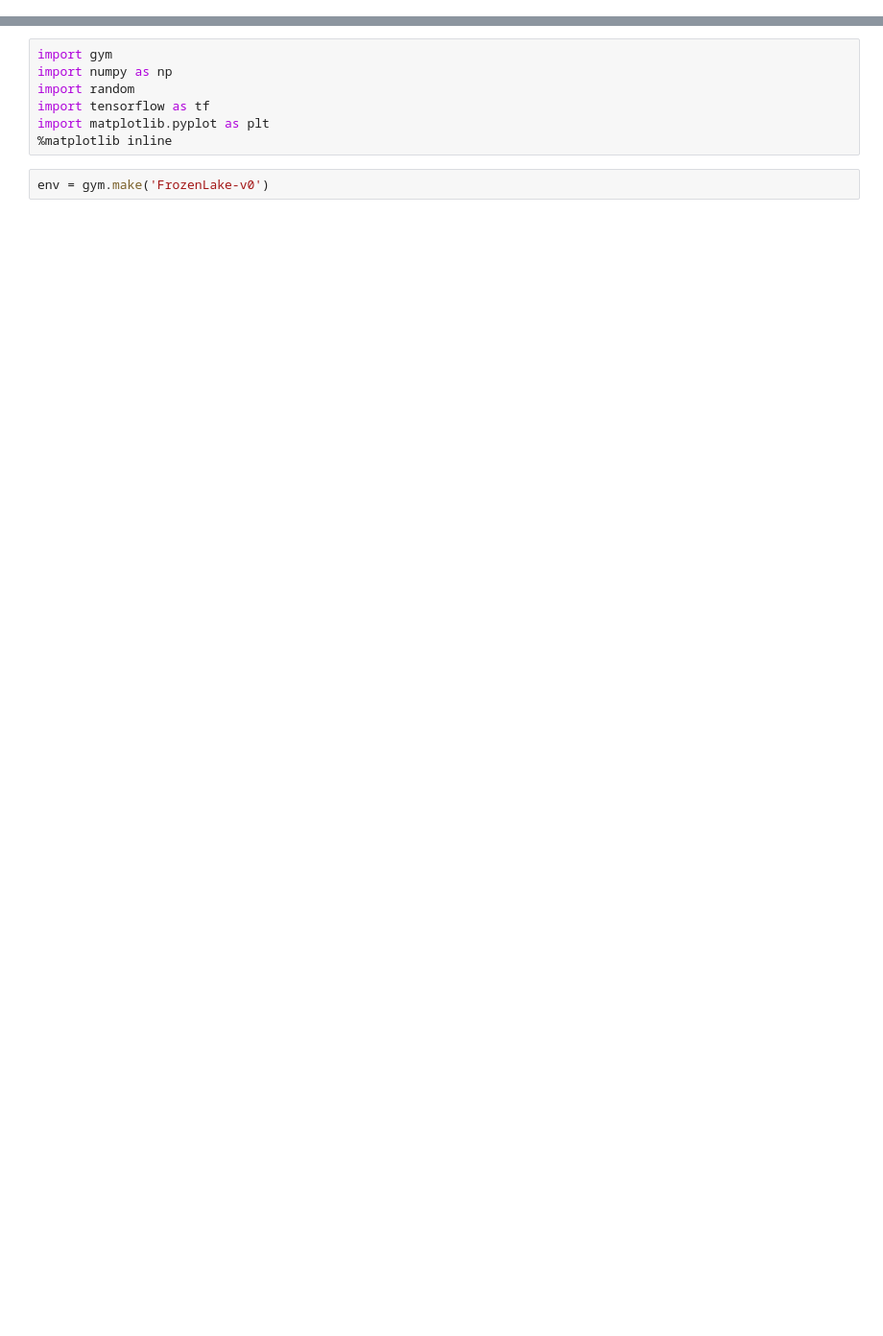
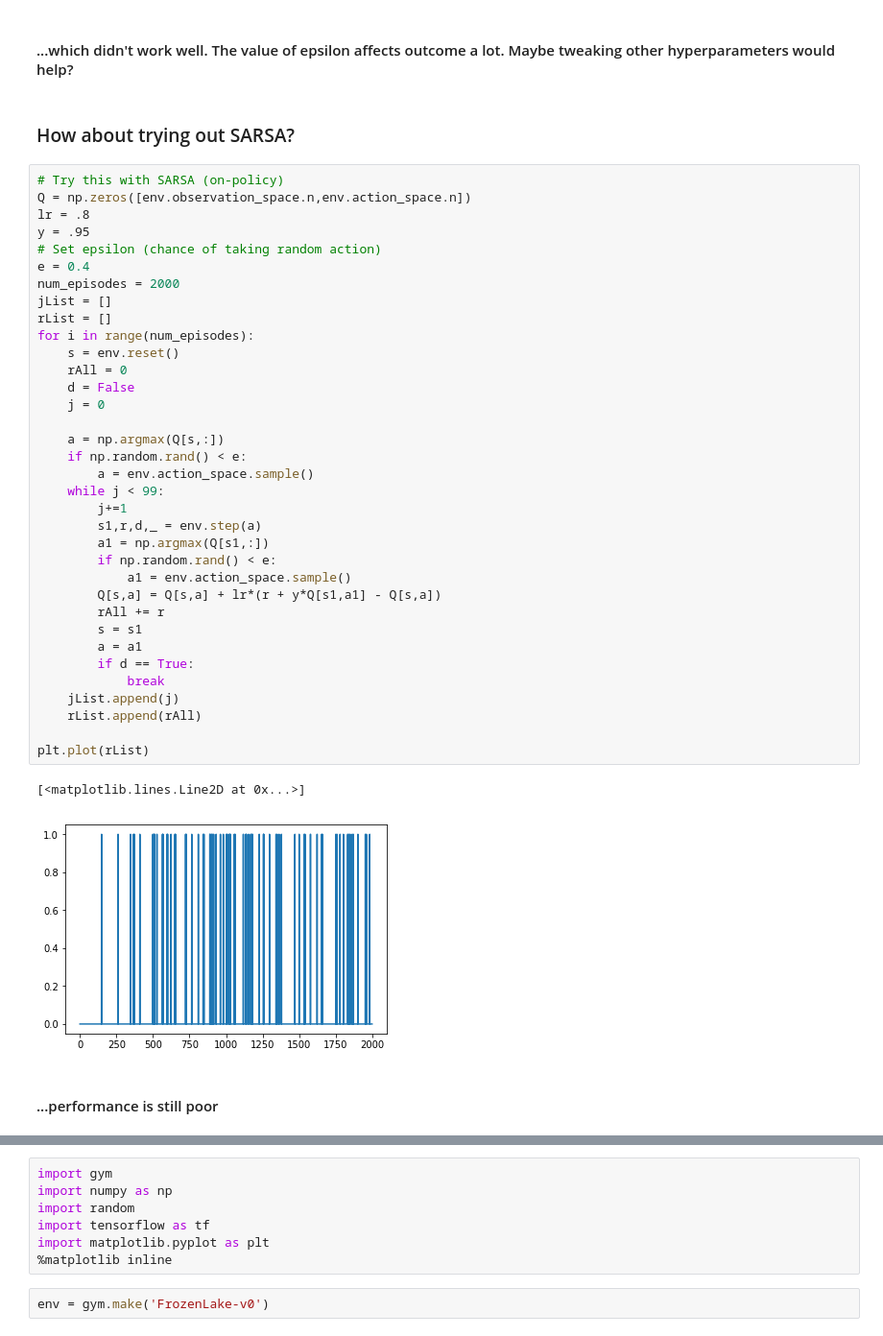
Before and after one commit to maoredman/JupyterNotebooks, a Jupyter notebook: RL - Q-table learning.ipynb, the cells around one changed output, grey strips where cells are left out. Shown at 96% size. Saved outputs shown, nothing was run; the diff lists cells and outputs as text; blank space fills up the shorter version.

```diff
--- a/RL - Q-table learning.ipynb
+++ b/RL - Q-table learning.ipynb
@@ -76 +102,45 @@ Final Q-Table Values
+# %% [markdown]
+#### ...which didn't work well. The value of epsilon affects outcome a lot. Maybe tweaking other hyperparameters would help?
+# %% [markdown]
+### How about trying out SARSA?
+# %%
+# Try this with SARSA (on-policy)
+Q = np.zeros([env.observation_space.n,env.action_space.n])
+lr = .8
+y = .95
+# Set epsilon (chance of taking random action)
+e = 0.4
+num_episodes = 2000
+jList = []
+rList = []
+for i in range(num_episodes):
+    s = env.reset()
+    rAll = 0
+    d = False
+    j = 0
+
+    a = np.argmax(Q[s,:])
+    if np.random.rand() < e:
+        a = env.action_space.sample()
+    while j < 99:
+        j+=1
+        s1,r,d,_ = env.step(a)
+        a1 = np.argmax(Q[s1,:])
+        if np.random.rand() < e:
+            a1 = env.action_space.sample()
+        Q[s,a] = Q[s,a] + lr*(r + y*Q[s1,a1] - Q[s,a])
+        rAll += r
+        s = s1
+        a = a1
+        if d == True:
+            break
+    jList.append(j)
+    rList.append(rAll)
+
+plt.plot(rList)
+# %% [output]
+[<matplotlib.lines.Line2D at 0x...>]
+[figure, added]
+# %% [markdown]
+#### ...performance is still poor
 # %% [markdown]
```
Also changed, not shown: parts of 18 cells of this notebook.
